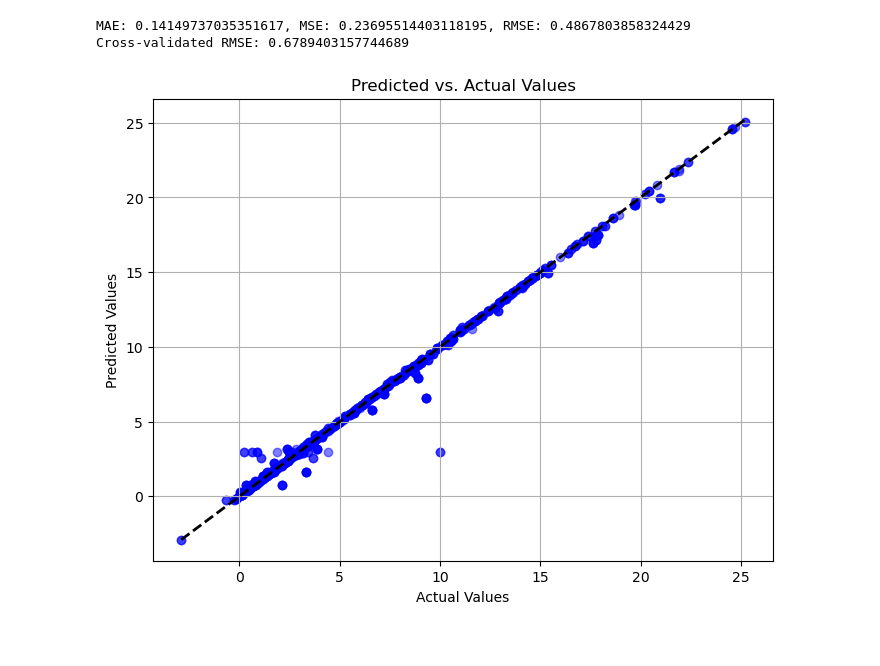
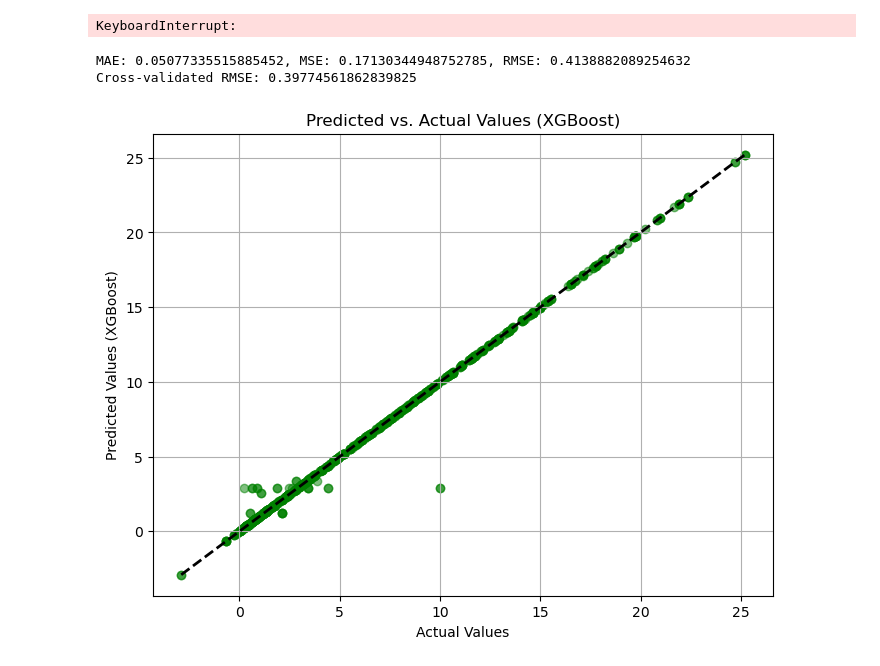
Before and after one commit to J-Mikolajczyk/fantasy-football, a Jupyter notebook: FantasyFootballModel.ipynb, the cells around one changed output. Cells and saved outputs as stored; diff of their text form; code cells hidden in the pictures.

```diff
--- a/FantasyFootballModel.ipynb
+++ b/FantasyFootballModel.ipynb
@@ -86,30 +166,46 @@ Cross-validated RMSE: 0.5657628308630865
+# %%
+
+xgb_param = xgb.XGBRegressor()
+
+xgb_param_grid = {
+    'n_estimators': [100, 200, 300],
+    'max_depth': [3, 5, 7],
+    'learning_rate': [0.05, 0.1, 0.2]
+}
+gwiddy = GridSearchCV(xgb_param,param_grid=xgb_param_grid, cv = 5)
+
+gwiddy.fit(X_train, y_train)
+print(gwiddy.best_params_)
+# %% [output]
+KeyboardInterrupt:
 # %%
 
-rf_regressor = RandomForestRegressor()
-rf_regressor.fit(X_train, y_train)
 
-y_pred = rf_regressor.predict(X_val)
-mae = mean_absolute_error(y_val, y_pred)
-mse = mean_squared_error(y_val, y_pred)
+
+better_xgb = xgb.XGBRegressor(learning_rate=.2, max_depth = 7, n_estimators = 300)
+
+better_xgb.fit(X_train, y_train)
+y_pred_xgb = better_xgb.predict(X_test)
+mae = mean_absolute_error(y_test, y_pred_xgb)
+mse = mean_squared_error(y_test, y_pred_xgb)
 rmse = np.sqrt(mse)
 print(f'MAE: {mae}, MSE: {mse}, RMSE: {rmse}')
 
-# Cross-validation
-cv_scores = cross_val_score(rf_regressor, X_train, y_train, cv=5, scoring='neg_mean_squared_error')
+cv_scores = cross_val_score(better_xgb, X_train, y_train, cv=5, scoring='neg_mean_squared_error')
 cv_rmse_scores = np.sqrt(-cv_scores)
 print(f'Cross-validated RMSE: {cv_rmse_scores.mean()}')
 
 plt.figure(figsize=(8, 6))
-plt.scatter(y_val, y_pred, color='blue', alpha=0.5)
-plt.plot([y_val.min(), y_val.max()], [y_val.min(), y_val.max()], 'k--', lw=2)
+plt.scatter(y_test, y_pred_xgb, color='green', alpha=0.5)
+plt.plot([y_test.min(), y_test.max()], [y_test.min(), y_test.max()], 'k--', lw=2)
 plt.xlabel('Actual Values')
-plt.ylabel('Predicted Values')
-plt.title('Predicted vs. Actual Values')
+plt.ylabel('Predicted Values (XGBoost)')
+plt.title('Predicted vs. Actual Values (XGBoost)')
 plt.grid(True)
 plt.show()
 # %% [output]
-MAE: 0.14149737035351617, MSE: 0.23695514403118195, RMSE: 0.4867803858324429
-Cross-validated RMSE: 0.6789403157744689
+MAE: 0.05077335515885452, MSE: 0.17130344948752785, RMSE: 0.4138882089254632
+Cross-validated RMSE: 0.39774561862839825
-[figure, old version]
+[figure, new version]
 # %%
 
```
Also changed, not shown: parts of 13 cells of this notebook, 1 other file.
